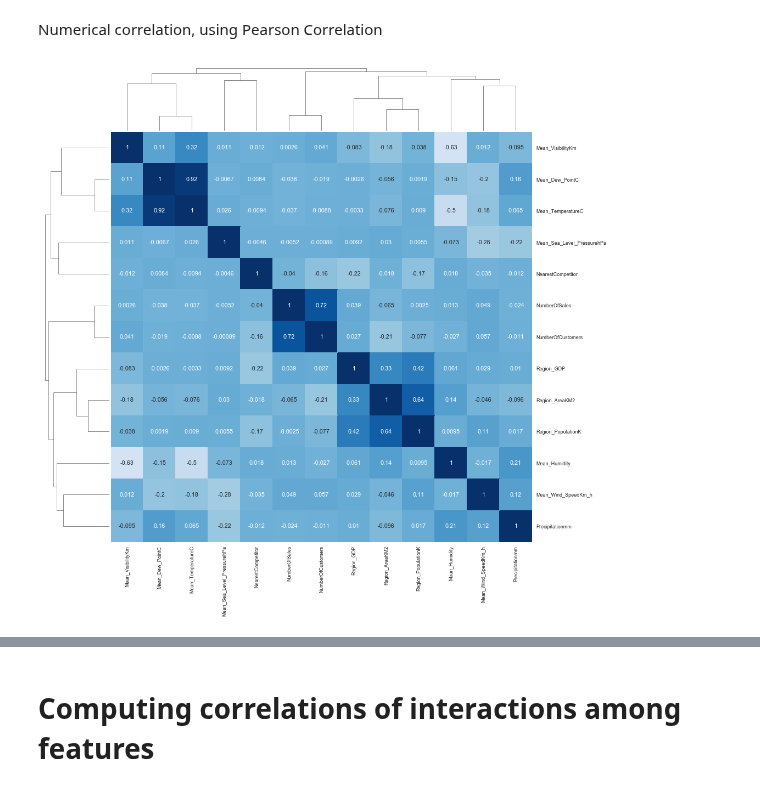
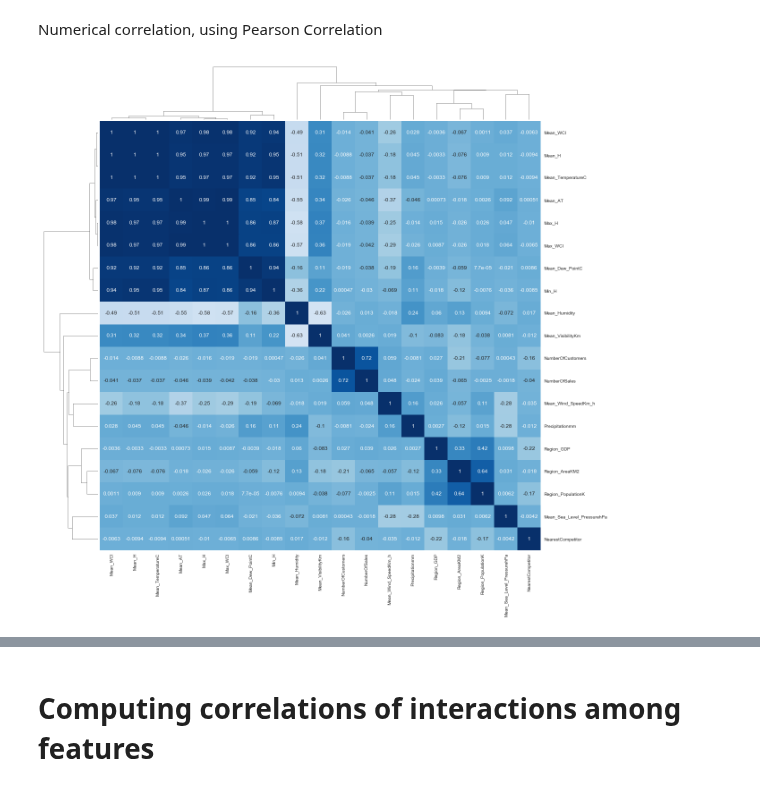
Before and after one commit to PietroMenchetti/DataMiningProject, a Jupyter notebook: Merge.ipynb, the cells around one changed output, grey strips where cells are left out. Drawn from its saved outputs; the diff is of its cells as text; code cells hidden in the pictures.

```diff
--- a/Merge.ipynb
+++ b/Merge.ipynb
@@ -424,0 +670,2 @@ missing_data
+# %%
+all_data['Max_WCI'] = 13.12 + 0.6215*all_data['Max_TemperatureC'] - 11.37*np.power(all_data['Max_Wind_SpeedKm_h'],0.16) + 0.3965*all_data['Max_TemperatureC']*np.power(all_data['Max_Wind_SpeedKm_h'],0.16)
@@ -425,3 +674,7 @@ missing_data
+# %%
+all_data['Mean_AT'] = all_data['Mean_TemperatureC'] + 0.33*(all_data['Mean_Humidity']/100)*6.105*np.exp(17.27*all_data['Mean_TemperatureC']/(273.15 + all_data['Mean_TemperatureC'])) -0.7*all_data['Mean_Wind_SpeedKm_h']*10/36 - 4
+# %%
+all_data['Mean_AT'] = all_data['Max_TemperatureC'] + 0.33*(all_data['Max_Humidity']/100)*6.105*np.exp(17.27*all_data['Max_TemperatureC']/(273.15 + all_data['Mean_TemperatureC'])) -0.7*all_data['Max_Wind_SpeedKm_h']*10/36 - 4
 # %%
 test_offset = train.shape[0]
 train = all_data.iloc[0:test_offset,:]
@@ -467,5 +697,0 @@ continous_variables = train.columns.difference(binary_variables)
-# %%
-train = train.copy()
-for v in continous_variables:
-    if (100*len(outliers(train,.01,.99,v).values)/len(train[v]) < 1):
-        Winsorizing(train,.01,0.99,v)
@@ -534,8 +751,8 @@ continous_variables = continous_variables.append(pd.Index(['NumberOfSales','Numb
 # %%
-sns.set_context("notebook", font_scale=0.9, rc={"lines.linewidth": 2.5})
+sns.set_context("notebook", font_scale=1.0, rc={"lines.linewidth": 2.5})
 cov=train[continous_variables].corr(method='pearson')
-cm = sns.clustermap(cov, annot=True, center=0, cmap="Blues", figsize=(16, 16))
+cm = sns.clustermap(cov, annot=True, center=0, cmap="Blues", figsize=(20, 20))
 cm.cax.set_visible(False)
 # %% [output]
-[figure, old version]
+[figure, new version]
 # %%
```
Also changed, not shown: parts of 60 cells of this notebook.
